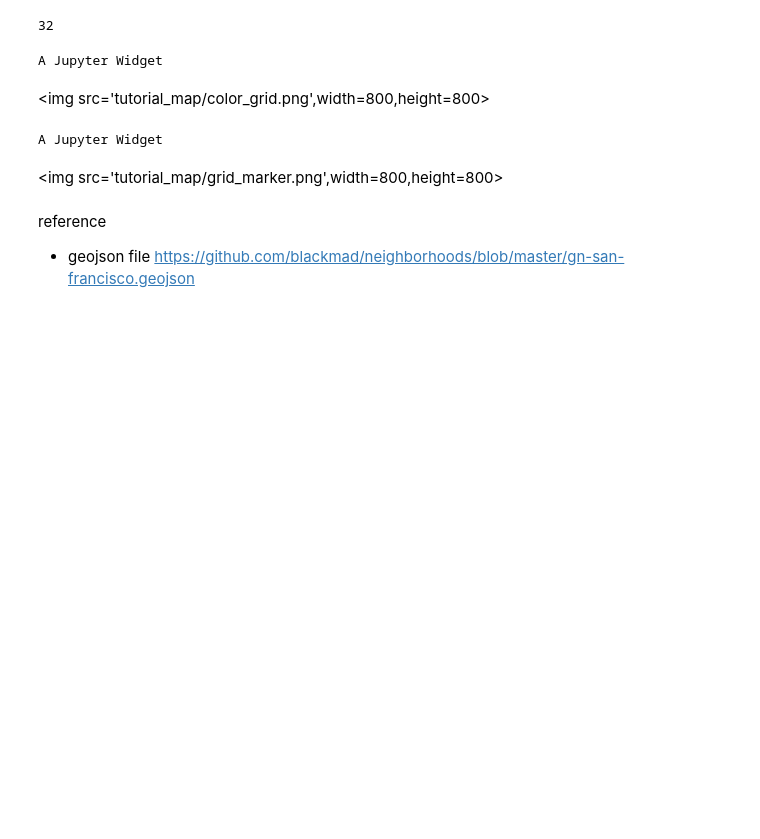
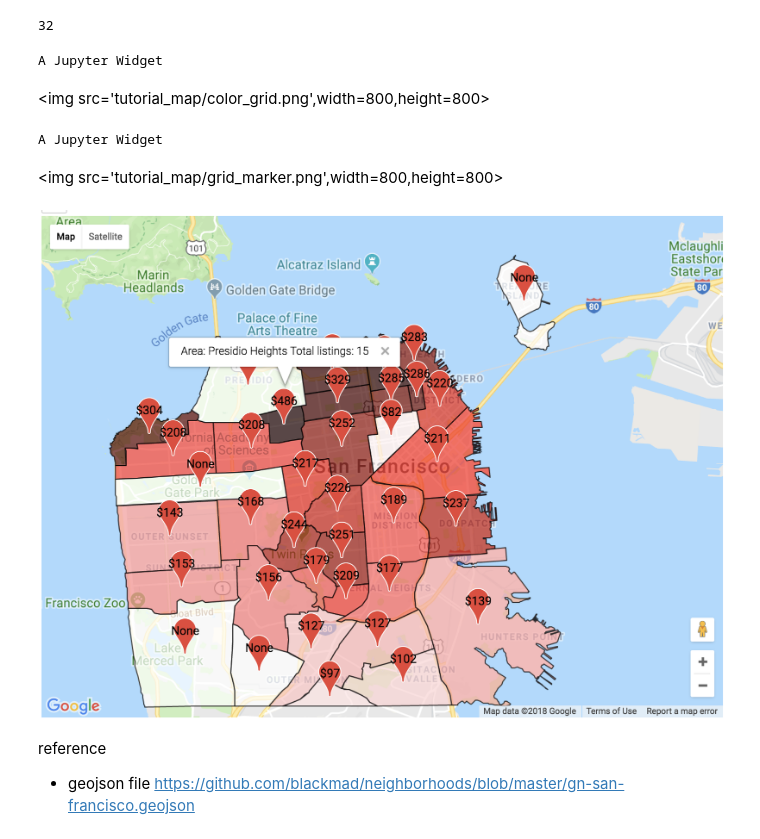
Before and after one commit to SeveroeHe/Practical-DataScience-Tutorial, a Jupyter notebook: Airbnb Tutorial.ipynb, the cells around one changed output. Cells and saved outputs as stored; diff of their text form; code cells hidden in the pictures; blank space fills up the shorter version.

```diff
--- a/Airbnb Tutorial.ipynb
+++ b/Airbnb Tutorial.ipynb
@@ -531,6 +531,11 @@ fig_marker
 A Jupyter Widget
 # %% [markdown]
 <img src='tutorial_map/grid_marker.png',width=800,height=800>
+# %%
+from IPython.display import Image
+Image(filename='tutorial_map/grid_marker.png')
+# %% [output]
+[figure, added]
 # %% [markdown]
 reference
  - geojson file   https://github.com/blackmad/neighborhoods/blob/master/gn-san-francisco.geojson
```
